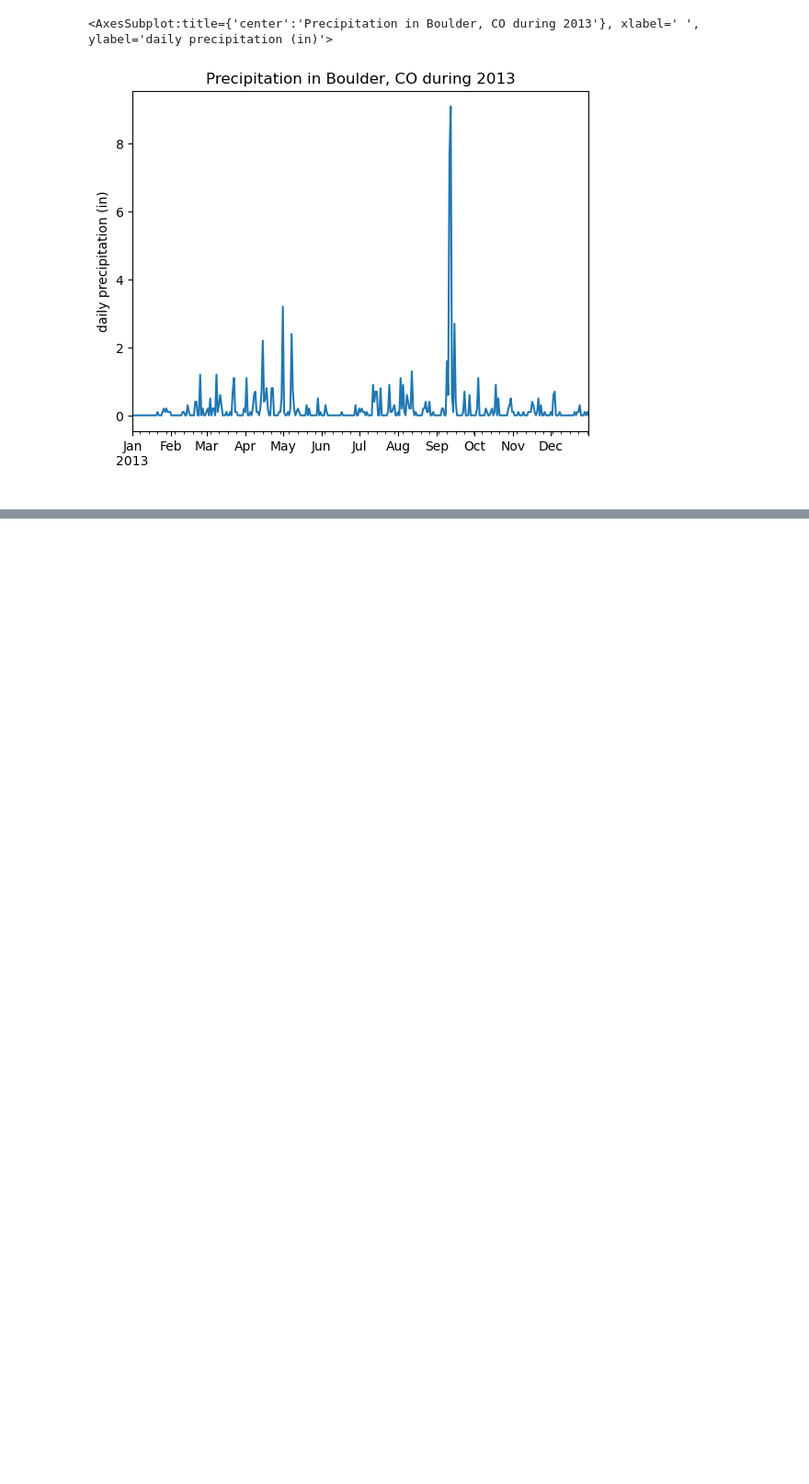
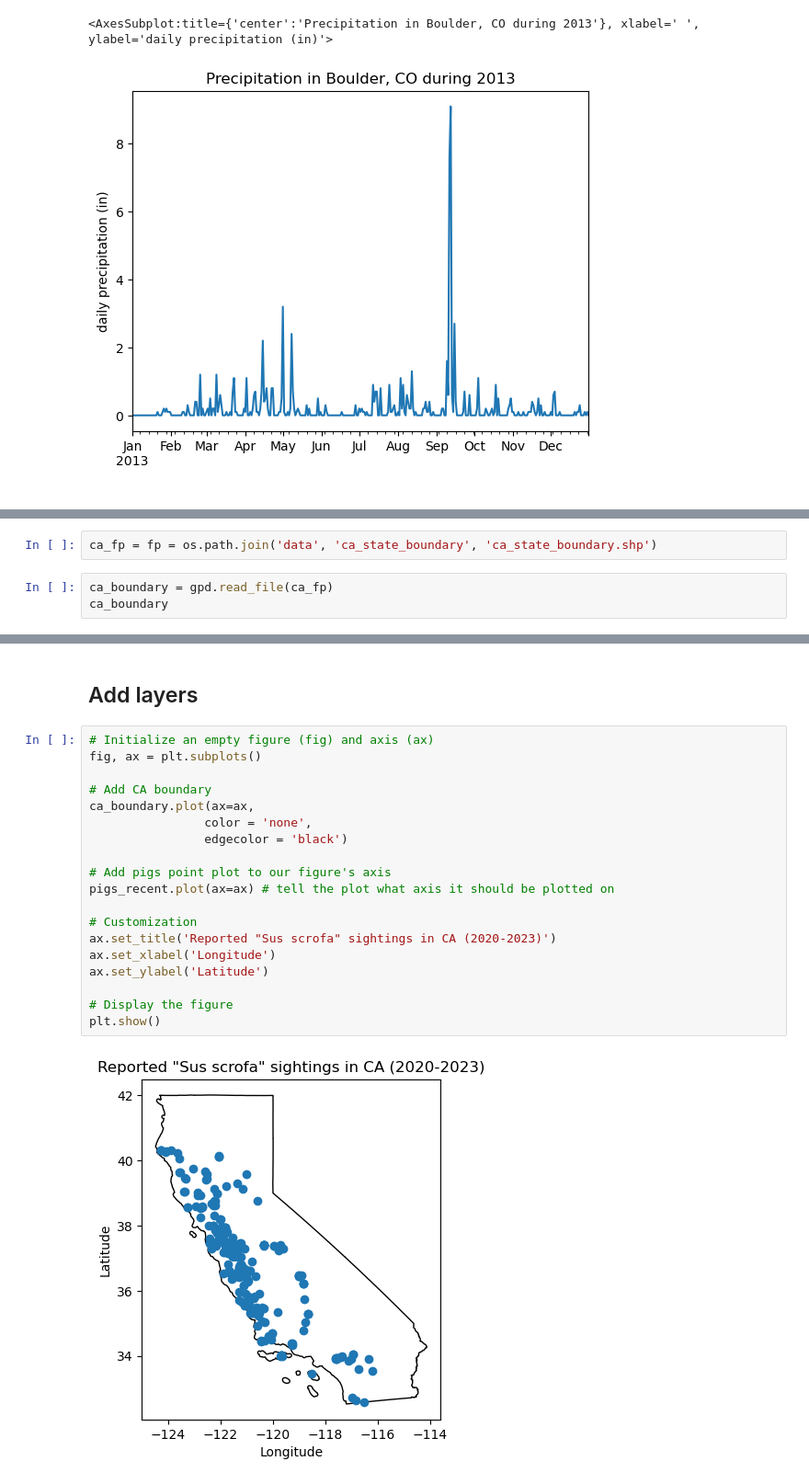
Before and after one commit to haylee360/eds220-2024-in-class, a Jupyter notebook: week4-time-series-vector-data.ipynb, the cells around one changed output, grey strips where cells are left out. Shown: that part at 92% size. Saved outputs shown, nothing was run; the diff lists cells and outputs as text; blank space fills up the shorter version.

```diff
--- a/week4-time-series-vector-data.ipynb
+++ b/week4-time-series-vector-data.ipynb
@@ -221,0 +258,5 @@ daily_precip_2013.plot(ylabel='daily precipitation (in)',
+# %%
+ca_fp = fp = os.path.join('data', 'ca_state_boundary', 'ca_state_boundary.shp')
+# %%
+ca_boundary = gpd.read_file(ca_fp)
+ca_boundary
@@ -221,0 +474,23 @@ daily_precip_2013.plot(ylabel='daily precipitation (in)',
+# %% [markdown]
+## Add layers
+# %%
+# Initialize an empty figure (fig) and axis (ax)
+fig, ax = plt.subplots()
+
+# Add CA boundary
+ca_boundary.plot(ax=ax,
+                color = 'none',
+                edgecolor = 'black')
+
+# Add pigs point plot to our figure's axis
+pigs_recent.plot(ax=ax) # tell the plot what axis it should be plotted on
+
+# Customization
+ax.set_title('Reported "Sus scrofa" sightings in CA (2020-2023)')
+ax.set_xlabel('Longitude')
+ax.set_ylabel('Latitude')
+
+# Display the figure
+plt.show()
+# %% [output]
+[figure, added]
```
Also changed, not shown: parts of 33 cells of this notebook.
